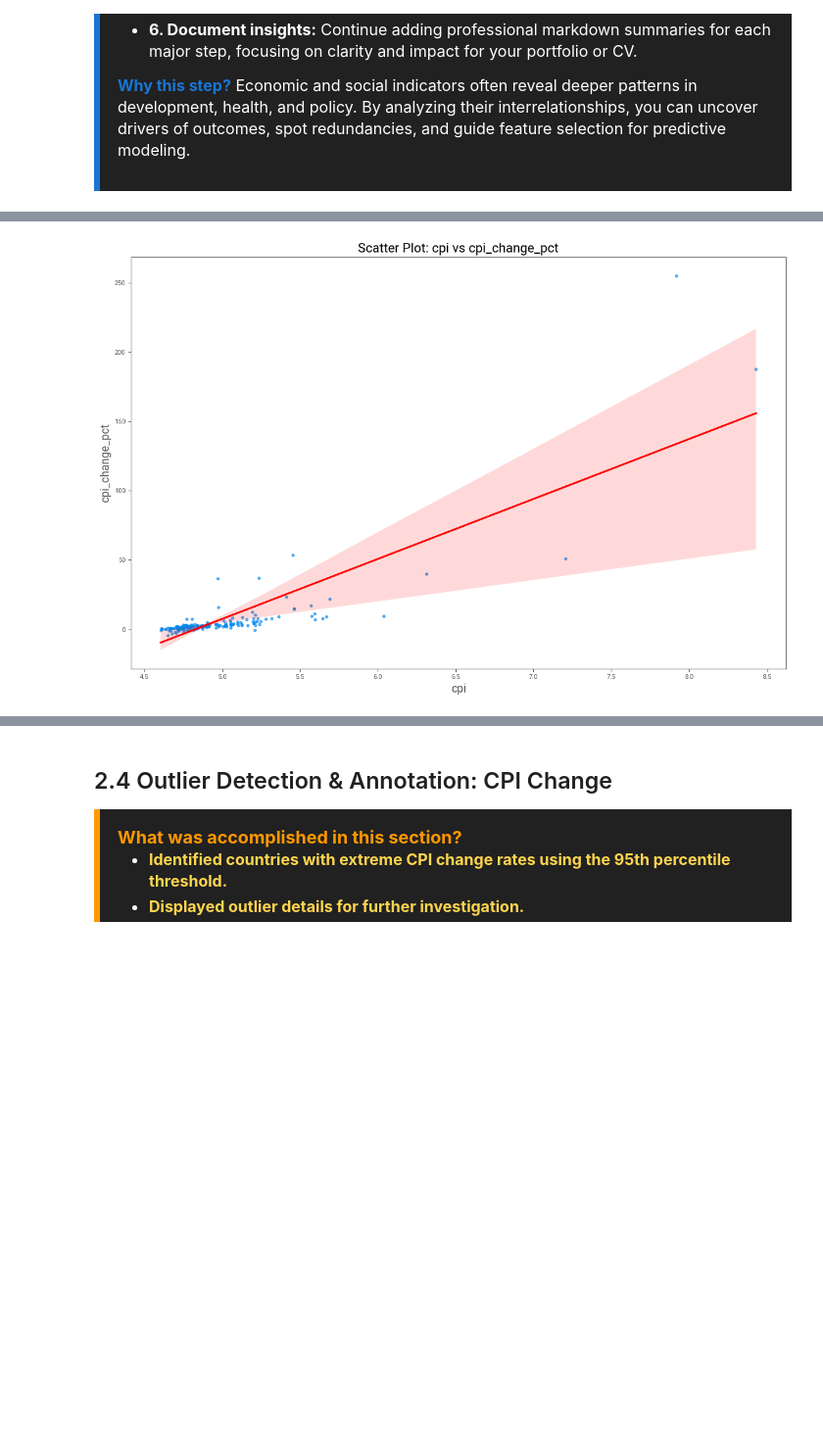
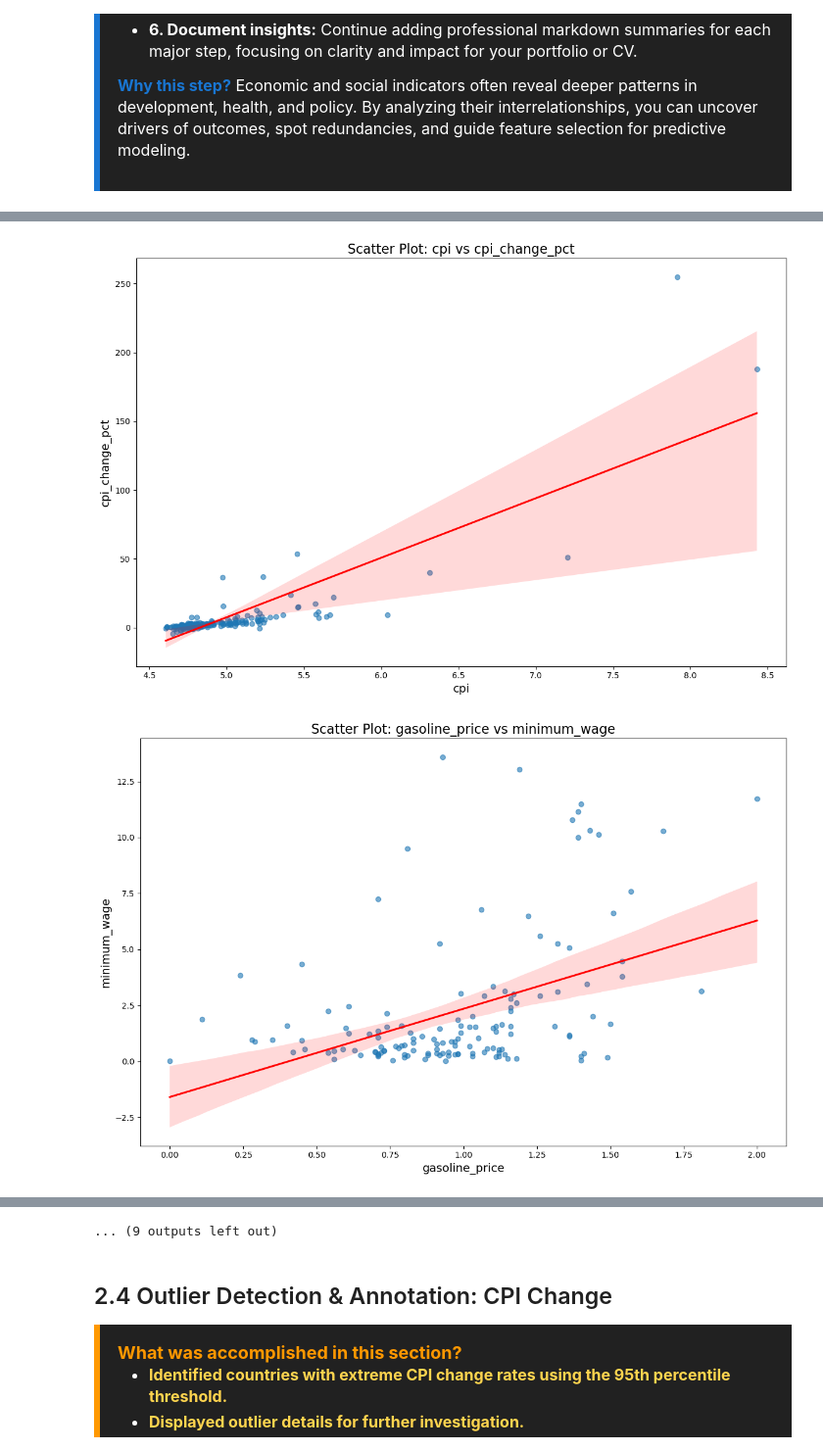
Before and after one commit to ivan-zamurenko/Global-Country-Information-Dataset-2023, a Jupyter notebook: notebooks/feature_engineering/feature_engineering.ipynb, the cells around one changed output, grey strips where cells are left out. Shown at 98% size. Drawn from its saved outputs; the diff is of its cells as text; code cells hidden in the pictures; blank space fills up the shorter version.

```diff
--- a/notebooks/feature_engineering/feature_engineering.ipynb
+++ b/notebooks/feature_engineering/feature_engineering.ipynb
@@ -308,67 +301,68 @@ def plot_scatter(x, y, df, log_x=False, log_y=False, title=None, xlabel=None, yl
     plt.xlabel(xlabel if xlabel else x, fontsize=14)
     plt.ylabel(ylabel if ylabel else y, fontsize=14)
     plt.tight_layout()
     if save_path:
         plt.savefig(save_path, dpi=300)
     plt.show()
 
 # Scatter groups
 scatter_groups = {
     'CPI Correlations': [
         {'x': 'cpi', 'y': 'cpi_change_pct', 'log_x':True},
     ],
-    # 'Gasoline Price Corrections': [
-    #     {'x': 'gasoline_price', 'y': 'minimum_wage'},
-    #     {'x': 'gasoline_price', 'y': 'tax_revenue_pct'},
-    # ],
-    # 'GDP Correlations': [
-    #     {'x': 'gdp', 'y': 'gross_tertiary_education_enrollment_pct', 'log_x':True},
-    #     {'x': 'gdp', 'y': 'minimum_wage', 'log_x':True},
-    #     {'x': 'gdp', 'y': 'physicians_per_thousand', 'log_x':True},
-    #     {'x': 'gdp', 'y': 'population', 'log_x':True, 'log_y':True},
-    # ],
-    # 'Education Correlation': [
-    #     {'x': 'gross_tertiary_education_enrollment_pct', 'y': 'life_expectancy'},
-    #     {'x': 'gross_tertiary_education_enrollment_pct', 'y': 'maternal_mortality_ratio'},
-    #     {'x': 'gross_tertiary_education_enrollment_pct', 'y': 'minimum_wage'},
-    #     {'x': 'gross_tertiary_education_enrollment_pct', 'y': 'physicians_per_thousand'},
-    # ],
-    # 'Life Expectancy Correlations': [
-    #     {'x': 'life_expectancy', 'y': 'maternal_mortality_ratio'},
-    #     {'x': 'life_expectancy', 'y': 'minimum_wage'},
-    #     {'x': 'life_expectancy', 'y': 'physicians_per_thousand'},
-    #     {'x': 'life_expectancy', 'y': 'tax_revenue_pct'},
-    # ],
-    # 'Maternal Mortality Correlations': [
-    #     {'x': 'maternal_mortality_ratio', 'y': 'minimum_wage'},
-    #     {'x': 'maternal_mortality_ratio', 'y': 'physicians_per_thousand'},
-    # ],
-    # 'Minimum Wage Correlations': [
-    #     {'x': 'minimum_wage', 'y': 'out_of_pocket_health_expenditure'},
-    #     {'x': 'minimum_wage', 'y': 'physicians_per_thousand'},
-    # ],
-    # 'Out of Pocket Health Expenditure Correlations': [
-    #     {'x': 'out_of_pocket_health_expenditure', 'y': 'tax_revenue_pct'},
-    # ],
-    # 'Unemployment Rate Correlations': [
-    #     {'x': 'unemployment_rate', 'y': 'population:_labor_force_participation_pct'},
-    # ]
+    'Gasoline Price Corrections': [
+        {'x': 'gasoline_price', 'y': 'minimum_wage'},
+        {'x': 'gasoline_price', 'y': 'tax_revenue_pct'},
+    ],
+    'GDP Correlations': [
+        {'x': 'gdp', 'y': 'gross_tertiary_education_enrollment_pct', 'log_x':True},
+        {'x': 'gdp', 'y': 'minimum_wage', 'log_x':True},
+        {'x': 'gdp', 'y': 'physicians_per_thousand', 'log_x':True},
+        {'x': 'gdp', 'y': 'population', 'log_x':True, 'log_y':True},
+    ],
+    'Education Correlation': [
+        {'x': 'gross_tertiary_education_enrollment_pct', 'y': 'life_expectancy'},
+        {'x': 'gross_tertiary_education_enrollment_pct', 'y': 'maternal_mortality_ratio'},
+        {'x': 'gross_tertiary_education_enrollment_pct', 'y': 'minimum_wage'},
+        {'x': 'gross_tertiary_education_enrollment_pct', 'y': 'physicians_per_thousand'},
+    ],
+    'Life Expectancy Correlations': [
+        {'x': 'life_expectancy', 'y': 'maternal_mortality_ratio'},
+        {'x': 'life_expectancy', 'y': 'minimum_wage'},
+        {'x': 'life_expectancy', 'y': 'physicians_per_thousand'},
+        {'x': 'life_expectancy', 'y': 'tax_revenue_pct'},
+    ],
+    'Maternal Mortality Correlations': [
+        {'x': 'maternal_mortality_ratio', 'y': 'minimum_wage'},
+        {'x': 'maternal_mortality_ratio', 'y': 'physicians_per_thousand'},
+    ],
+    'Minimum Wage Correlations': [
+        {'x': 'minimum_wage', 'y': 'out_of_pocket_health_expenditure'},
+        {'x': 'minimum_wage', 'y': 'physicians_per_thousand'},
+    ],
+    'Out of Pocket Health Expenditure Correlations': [
+        {'x': 'out_of_pocket_health_expenditure', 'y': 'tax_revenue_pct'},
+    ],
+    'Unemployment Rate Correlations': [
+        {'x': 'unemployment_rate', 'y': 'population:_labor_force_participation_pct'},
+    ]
 }
 
 
 # Automate scatter plots
 for group_name, pairs in scatter_groups.items():
     for pair in pairs:
         plot_scatter(
             x=pair['x'],
             y=pair['y'],
             df=df,
             log_x=pair.get('log_x', False),
             log_y=pair.get('log_y', False),
             title=f'Scatter Plot: {pair["x"]} vs {pair["y"]}',
             xlabel=pair['x'],
             ylabel=pair['y'],
             save_path=PLOT_PATH + f'scatter_{pair["x"]}_vs_{pair["y"]}'
         )
 # %% [output]
-[figure, old version]
+[figure, new version]
+[figure, added]
@@ -375,3 +379,4 @@ for group_name, pairs in scatter_groups.items():
+... (9 outputs left out)
 # %% [markdown]
 ## 2.4 Outlier Detection & Annotation: CPI Change
 <div style='background-color:#212121; color:#fff; border-left: 6px solid #ff9800; padding: 18px; font-size: 16px; line-height: 1.7;'>
```
Also changed, not shown: parts of 18 cells of this notebook, 57 other files.
